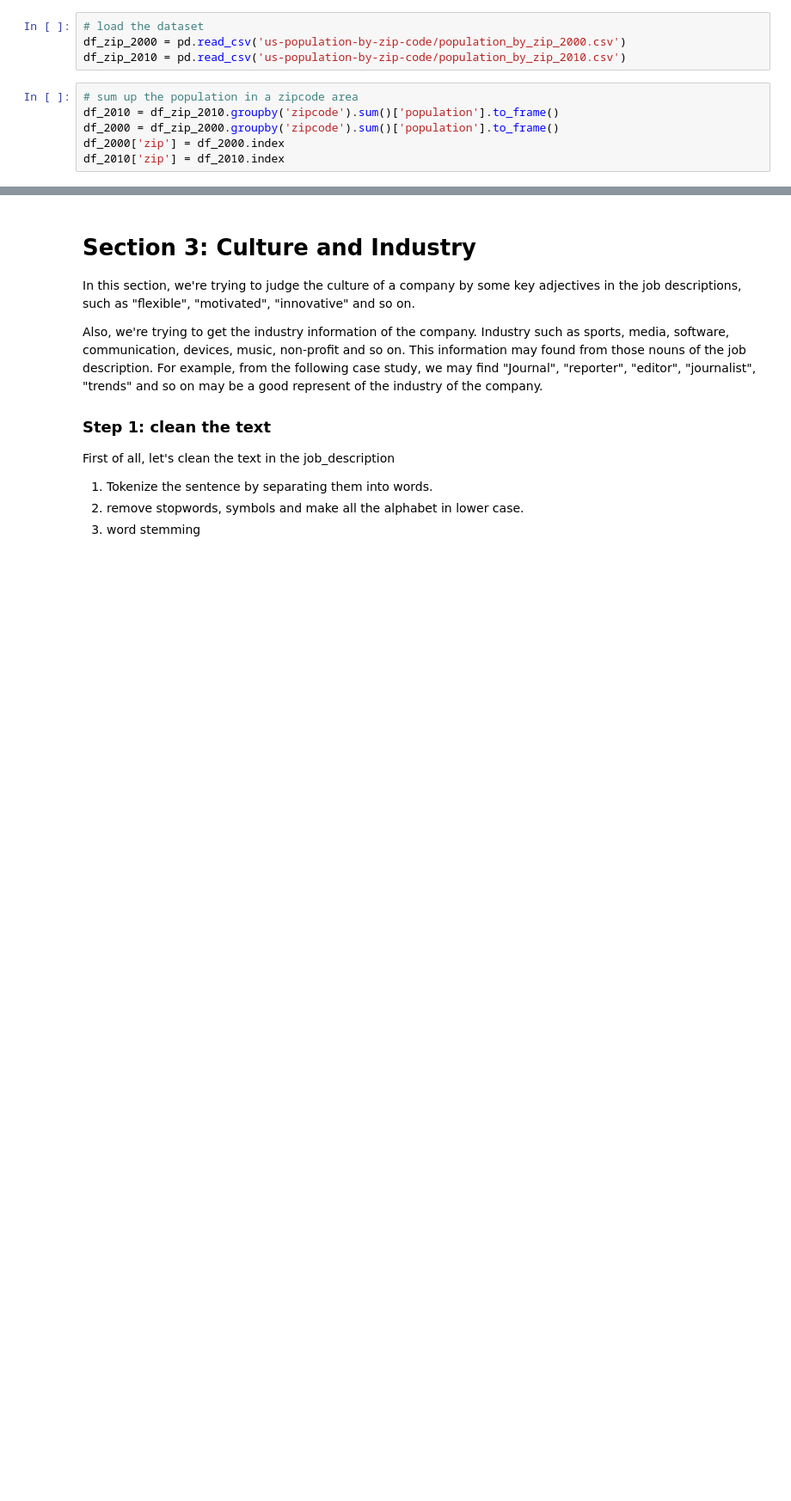
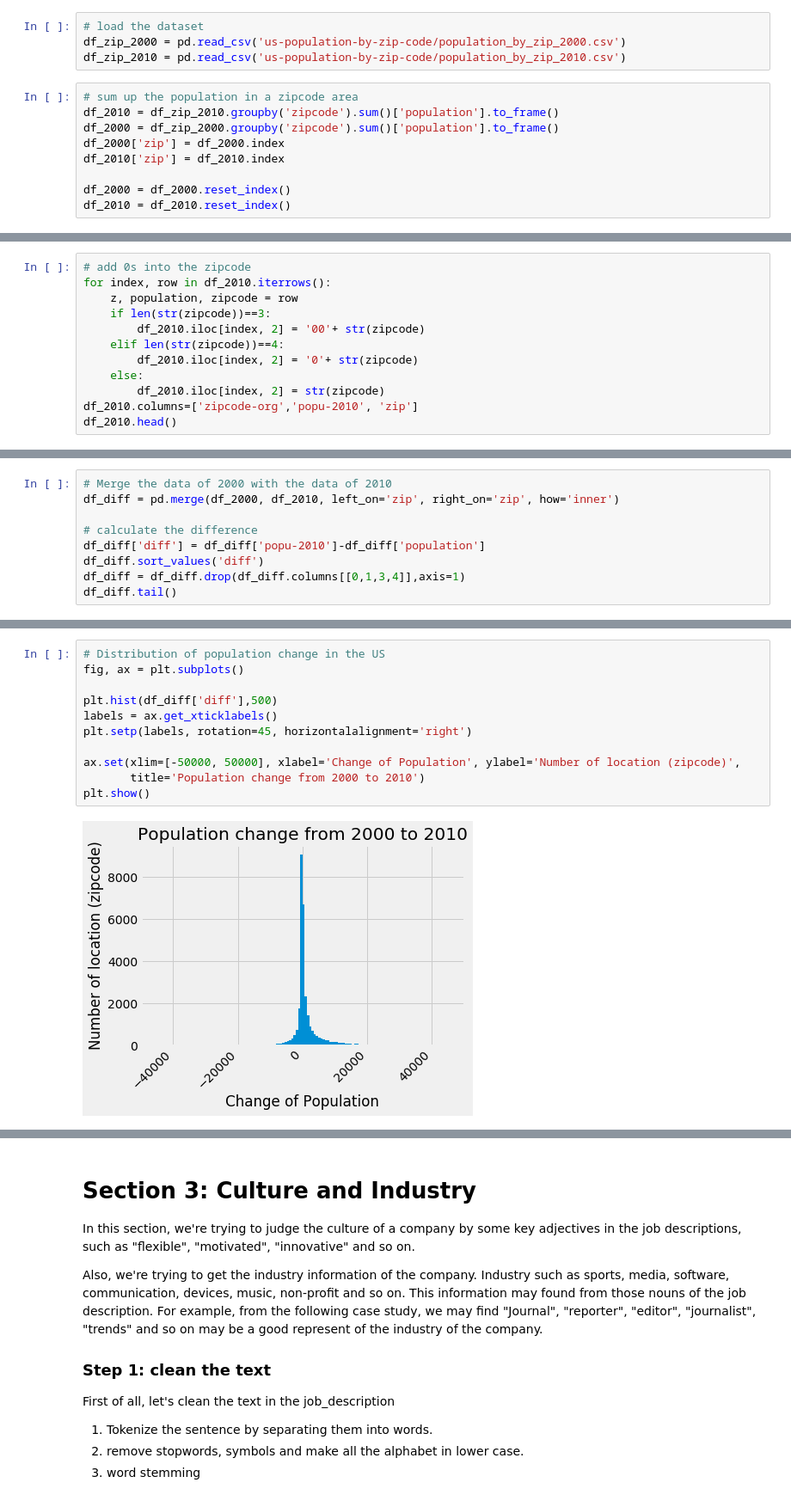
Before and after one commit to yaqiongz/JobMatcher, a Jupyter notebook: data_wrangling.ipynb, the cells around one changed output, grey strips where cells are left out. Shown at 86% size. Saved outputs shown, nothing was run; the diff lists cells and outputs as text; blank space fills up the shorter version.

Commit message:
story_population

```diff
--- a/data_wrangling.ipynb
+++ b/data_wrangling.ipynb
@@ -254,3 +290,6 @@ df_2010 = df_zip_2010.groupby('zipcode').sum()['population'].to_frame()
 df_2000 = df_zip_2000.groupby('zipcode').sum()['population'].to_frame()
 df_2000['zip'] = df_2000.index
 df_2010['zip'] = df_2010.index
+
+df_2000 = df_2000.reset_index()
+df_2010 = df_2010.reset_index()
@@ -256,0 +305,12 @@ df_2010['zip'] = df_2010.index
+# %%
+# add 0s into the zipcode
+for index, row in df_2010.iterrows():
+    z, population, zipcode = row
+    if len(str(zipcode))==3:
+        df_2010.iloc[index, 2] = '00'+ str(zipcode)
+    elif len(str(zipcode))==4:
+        df_2010.iloc[index, 2] = '0'+ str(zipcode)
+    else:
+        df_2010.iloc[index, 2] = str(zipcode)
+df_2010.columns=['zipcode-org','popu-2010', 'zip']
+df_2010.head()
@@ -256,0 +326,9 @@ df_2010['zip'] = df_2010.index
+# %%
+# Merge the data of 2000 with the data of 2010
+df_diff = pd.merge(df_2000, df_2010, left_on='zip', right_on='zip', how='inner')
+
+# calculate the difference
+df_diff['diff'] = df_diff['popu-2010']-df_diff['population']
+df_diff.sort_values('diff')
+df_diff = df_diff.drop(df_diff.columns[[0,1,3,4]],axis=1)
+df_diff.tail()
@@ -256,0 +342,13 @@ df_2010['zip'] = df_2010.index
+# %%
+# Distribution of population change in the US
+fig, ax = plt.subplots()
+
+plt.hist(df_diff['diff'],500)
+labels = ax.get_xticklabels()
+plt.setp(labels, rotation=45, horizontalalignment='right')
+
+ax.set(xlim=[-50000, 50000], xlabel='Change of Population', ylabel='Number of location (zipcode)',
+       title='Population change from 2000 to 2010')
+plt.show()
+# %% [output]
+[figure, added]
```
Also changed, not shown: parts of 52 cells of this notebook.
